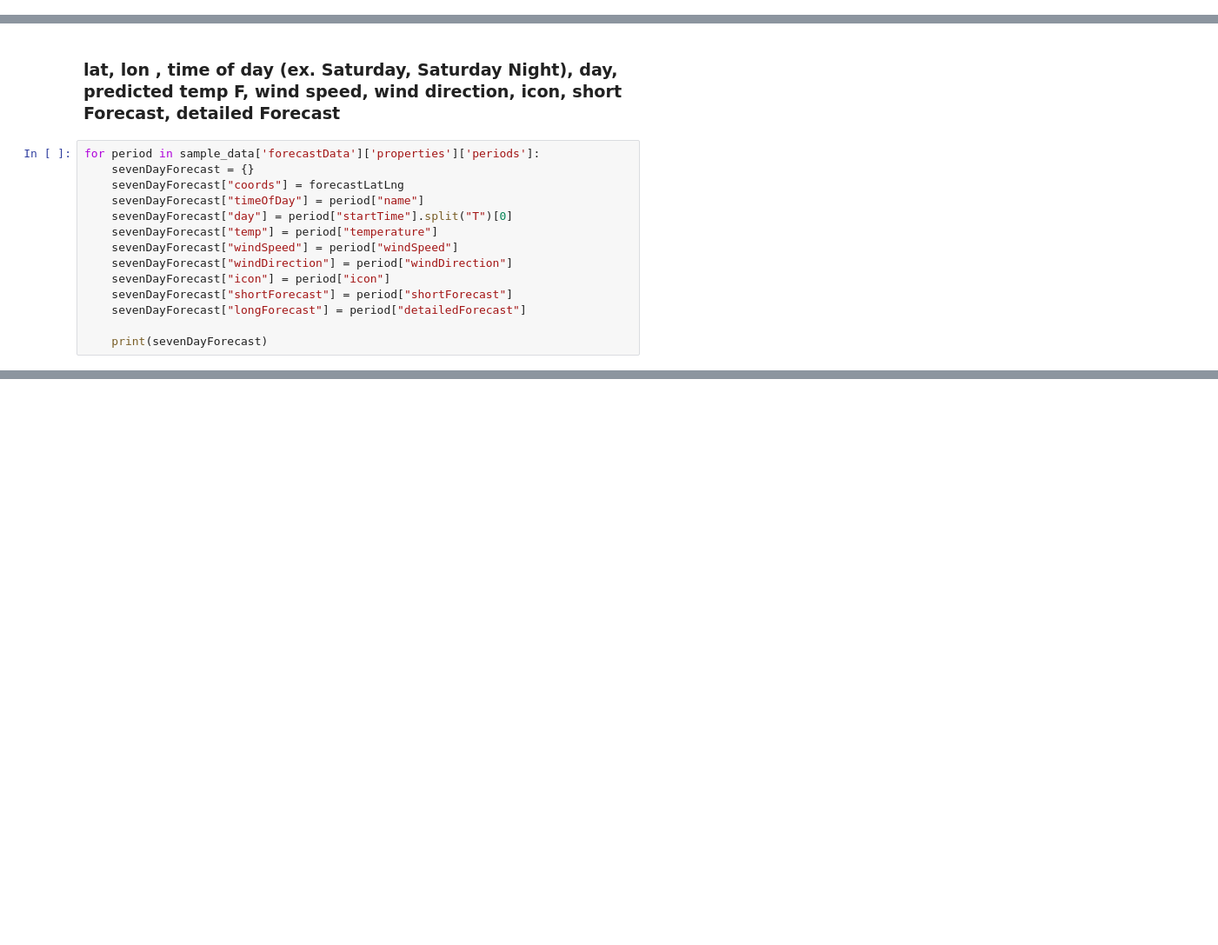
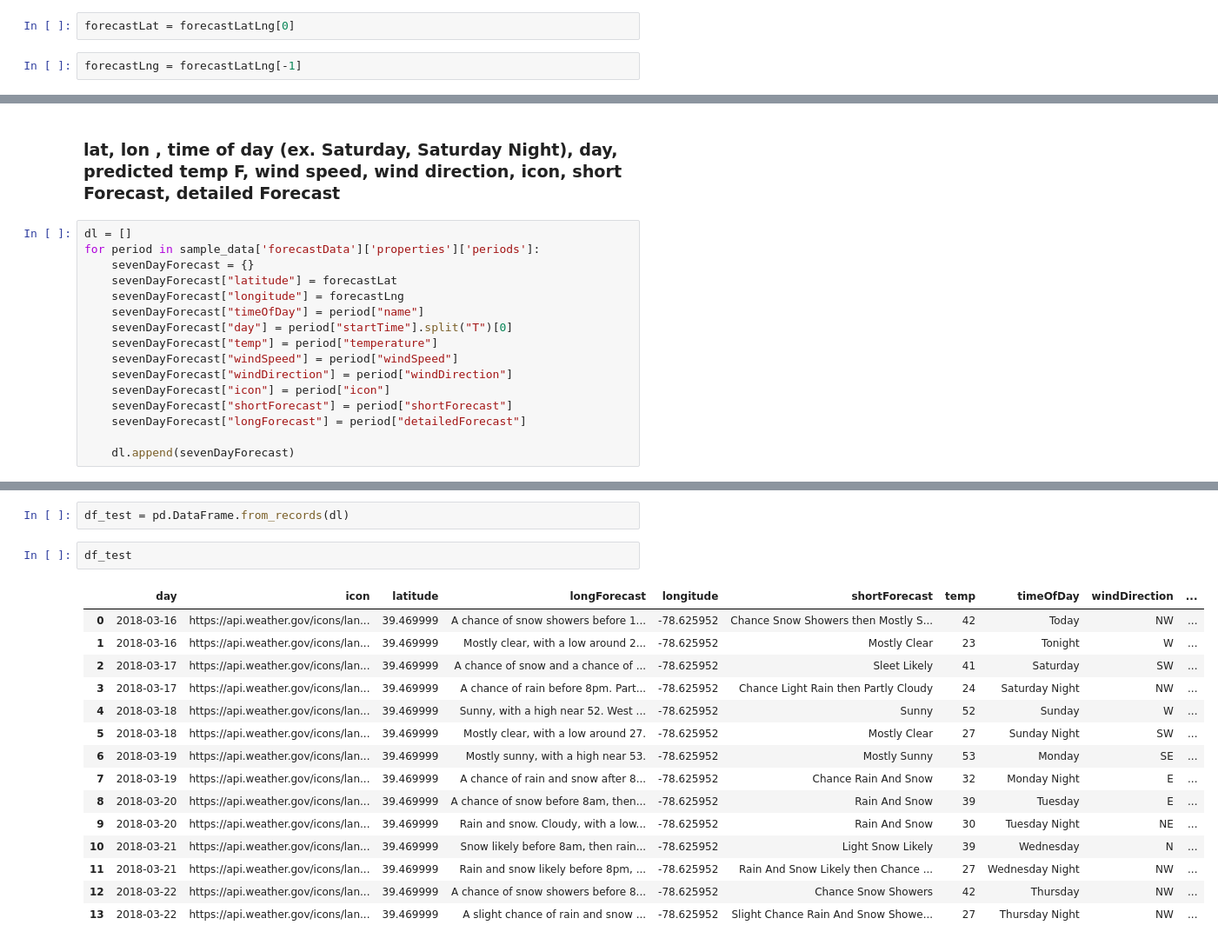
Before and after one commit to mntrp3/Project-2, a Jupyter notebook: dev/test.ipynb, the cells around one changed output, grey strips where cells are left out. Shown at 87% size. Saved outputs shown, nothing was run; the diff lists cells and outputs as text; blank space fills up the shorter version.

```diff
--- a/dev/test.ipynb
+++ b/dev/test.ipynb
@@ -256,6 +243,10 @@ for _, value in forecast_lonlat.items():
 forecastLatLng
 # %% [output]
 [39.46999928118, -78.625951507638]
+# %%
+forecastLat = forecastLatLng[0]
+# %%
+forecastLng = forecastLatLng[-1]
 # %% [markdown]
 ### Next, need temepratures per hour (actual, 1 day, 3 day)
 # %%
@@ -265,9 +256,11 @@ forecastLatLng
 # %% [markdown]
 ### lat, lon , time of day (ex. Saturday, Saturday Night), day, predicted temp F, wind speed, wind direction, icon, short Forecast, detailed Forecast
 # %%
+dl = []
 for period in sample_data['forecastData']['properties']['periods']:
     sevenDayForecast = {}
-    sevenDayForecast["coords"] = forecastLatLng
+    sevenDayForecast["latitude"] = forecastLat
+    sevenDayForecast["longitude"] = forecastLng
     sevenDayForecast["timeOfDay"] = period["name"]
     sevenDayForecast["day"] = period["startTime"].split("T")[0]
     sevenDayForecast["temp"] = period["temperature"]
@@ -277,4 +270,4 @@ for period in sample_data['forecastData']['properties']['periods']:
     sevenDayForecast["shortForecast"] = period["shortForecast"]
     sevenDayForecast["longForecast"] = period["detailedForecast"]
 
-    print(sevenDayForecast)
+    dl.append(sevenDayForecast)
@@ -295,0 +283,20 @@ for period in sample_data['forecastData']['properties']['periods']:
+# %%
+df_test = pd.DataFrame.from_records(dl)
+# %%
+df_test
+# %% [output]
+|  | day | icon | latitude | longForecast | longitude | shortForecast | temp | timeOfDay | windDirection | ... |
+| 0 | 2018-03-16 | https://api.weather.gov/icons/lan... | 39.469999 | A chance of snow showers before 1... | -78.625952 | Chance Snow Showers then Mostly S... | 42 | Today | NW | ... |
+| 1 | 2018-03-16 | https://api.weather.gov/icons/lan... | 39.469999 | Mostly clear, with a low around 2... | -78.625952 | Mostly Clear | 23 | Tonight | W | ... |
+| 2 | 2018-03-17 | https://api.weather.gov/icons/lan... | 39.469999 | A chance of snow and a chance of ... | -78.625952 | Sleet Likely | 41 | Saturday | SW | ... |
+| 3 | 2018-03-17 | https://api.weather.gov/icons/lan... | 39.469999 | A chance of rain before 8pm. Part... | -78.625952 | Chance Light Rain then Partly Cloudy | 24 | Saturday Night | NW | ... |
+| 4 | 2018-03-18 | https://api.weather.gov/icons/lan... | 39.469999 | Sunny, with a high near 52. West ... | -78.625952 | Sunny | 52 | Sunday | W | ... |
+| 5 | 2018-03-18 | https://api.weather.gov/icons/lan... | 39.469999 | Mostly clear, with a low around 27. | -78.625952 | Mostly Clear | 27 | Sunday Night | SW | ... |
+| 6 | 2018-03-19 | https://api.weather.gov/icons/lan... | 39.469999 | Mostly sunny, with a high near 53. | -78.625952 | Mostly Sunny | 53 | Monday | SE | ... |
+| 7 | 2018-03-19 | https://api.weather.gov/icons/lan... | 39.469999 | A chance of rain and snow after 8... | -78.625952 | Chance Rain And Snow | 32 | Monday Night | E | ... |
+| 8 | 2018-03-20 | https://api.weather.gov/icons/lan... | 39.469999 | A chance of snow before 8am, then... | -78.625952 | Rain And Snow | 39 | Tuesday | E | ... |
+| 9 | 2018-03-20 | https://api.weather.gov/icons/lan... | 39.469999 | Rain and snow. Cloudy, with a low... | -78.625952 | Rain And Snow | 30 | Tuesday Night | NE | ... |
+| 10 | 2018-03-21 | https://api.weather.gov/icons/lan... | 39.469999 | Snow likely before 8am, then rain... | -78.625952 | Light Snow Likely | 39 | Wednesday | N | ... |
+| 11 | 2018-03-21 | https://api.weather.gov/icons/lan... | 39.469999 | Rain and snow likely before 8pm, ... | -78.625952 | Rain And Snow Likely then Chance ... | 27 | Wednesday Night | NW | ... |
+| 12 | 2018-03-22 | https://api.weather.gov/icons/lan... | 39.469999 | A chance of snow showers before 8... | -78.625952 | Chance Snow Showers | 42 | Thursday | NW | ... |
+| 13 | 2018-03-22 | https://api.weather.gov/icons/lan... | 39.469999 | A slight chance of rain and snow ... | -78.625952 | Slight Chance Rain And Snow Showe... | 27 | Thursday Night | NW | ... |
```
Also changed, not shown: parts of 8 cells of this notebook, 1 other file.
